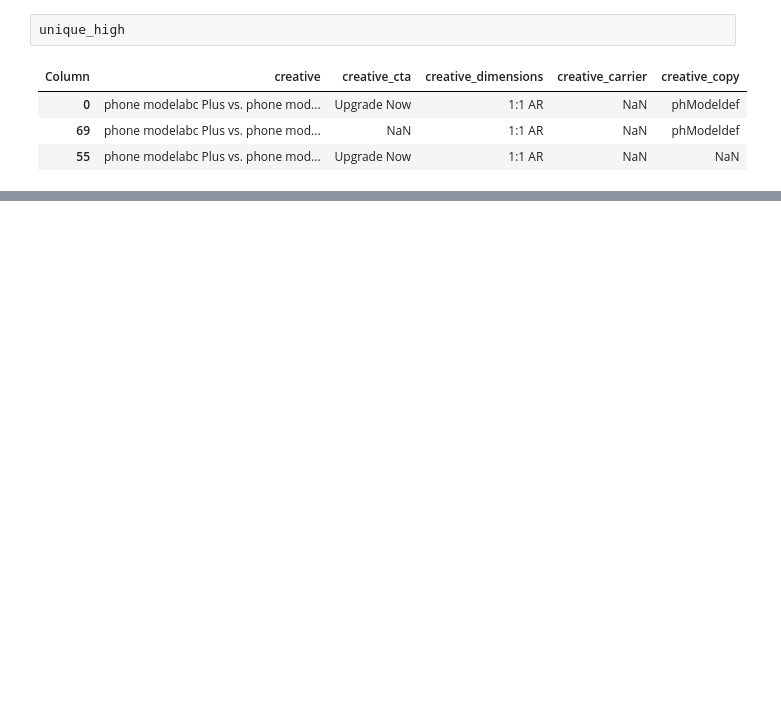
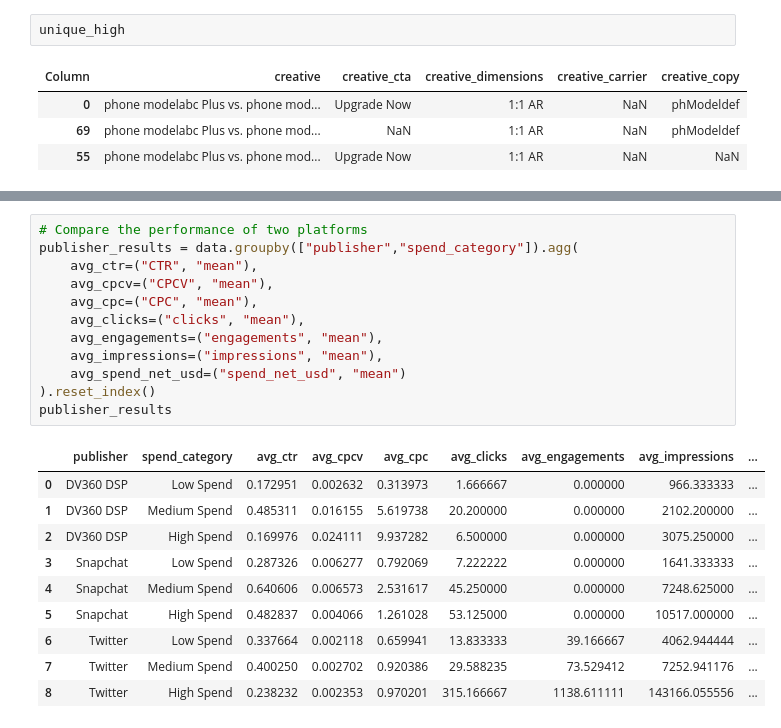
Before and after one commit to Stoichiometrical/Data-Analysis-Case-Studies, a Jupyter notebook: CaseStudy.ipynb, the cells around one changed output, grey strips where cells are left out. Cells and saved outputs as stored; diff of their text form; blank space fills up the shorter version.

```diff
--- a/CaseStudy.ipynb
+++ b/CaseStudy.ipynb
@@ -985,0 +1001,23 @@ print(platform_results)
+# %%
+# Compare the performance of two platforms
+publisher_results = data.groupby(["publisher","spend_category"]).agg(
+    avg_ctr=("CTR", "mean"),
+    avg_cpcv=("CPCV", "mean"),
+    avg_cpc=("CPC", "mean"),
+    avg_clicks=("clicks", "mean"),
+    avg_engagements=("engagements", "mean"),
+    avg_impressions=("impressions", "mean"),
+    avg_spend_net_usd=("spend_net_usd", "mean")
+).reset_index()
+publisher_results
+# %% [output]
+|  | publisher | spend_category | avg_ctr | avg_cpcv | avg_cpc | avg_clicks | avg_engagements | avg_impressions | ... |
+| 0 | DV360 DSP | Low Spend | 0.172951 | 0.002632 | 0.313973 | 1.666667 | 0.000000 | 966.333333 | ... |
+| 1 | DV360 DSP | Medium Spend | 0.485311 | 0.016155 | 5.619738 | 20.200000 | 0.000000 | 2102.200000 | ... |
+| 2 | DV360 DSP | High Spend | 0.169976 | 0.024111 | 9.937282 | 6.500000 | 0.000000 | 3075.250000 | ... |
+| 3 | Snapchat | Low Spend | 0.287326 | 0.006277 | 0.792069 | 7.222222 | 0.000000 | 1641.333333 | ... |
+| 4 | Snapchat | Medium Spend | 0.640606 | 0.006573 | 2.531617 | 45.250000 | 0.000000 | 7248.625000 | ... |
+| 5 | Snapchat | High Spend | 0.482837 | 0.004066 | 1.261028 | 53.125000 | 0.000000 | 10517.000000 | ... |
+| 6 | Twitter | Low Spend | 0.337664 | 0.002118 | 0.659941 | 13.833333 | 39.166667 | 4062.944444 | ... |
+| 7 | Twitter | Medium Spend | 0.400250 | 0.002702 | 0.920386 | 29.588235 | 73.529412 | 7252.941176 | ... |
+| 8 | Twitter | High Spend | 0.238232 | 0.002353 | 0.970201 | 315.166667 | 1138.611111 | 143166.055556 | ... |
```
Also changed, not shown: parts of 16 cells of this notebook, 3 other files.
